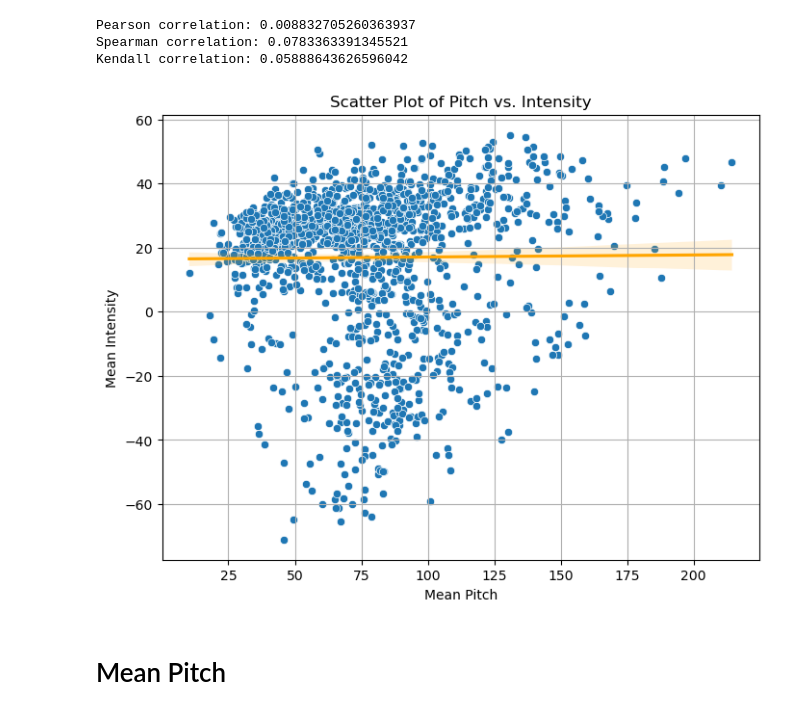
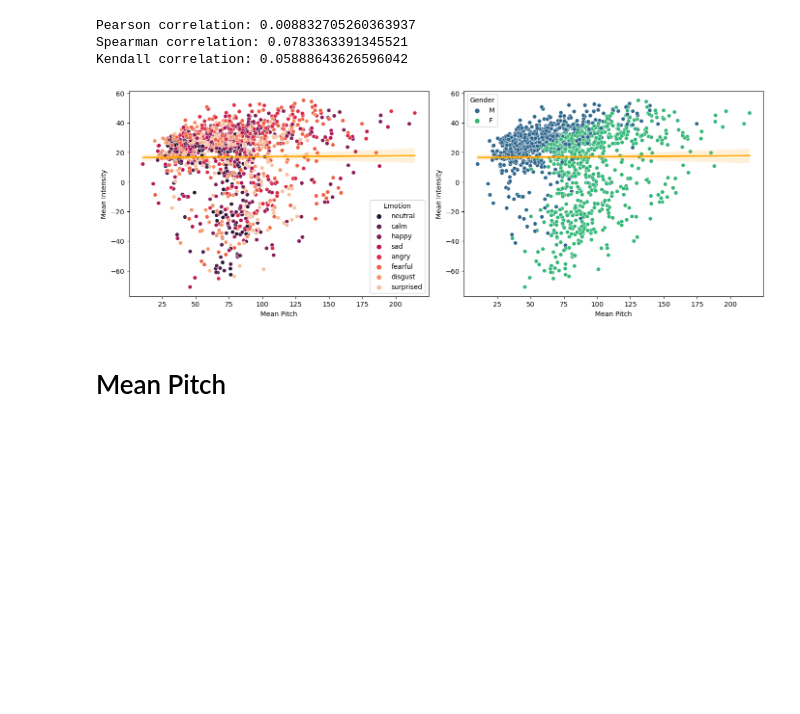
Before and after one commit to MoominHana/speech-emotion-recognition, a Jupyter notebook: project/emotion.ipynb, the cells around one changed output. Saved outputs shown, nothing was run; the diff lists cells and outputs as text; code cells hidden in the pictures; blank space fills up the shorter version.

```diff
--- a/project/emotion.ipynb
+++ b/project/emotion.ipynb
@@ -246,16 +258,21 @@ Spearman correlation: 0.0783363391345521
 Kendall correlation: 0.05888643626596042
 # %%
 # Scatter plot with regression line
-plt.figure(figsize=(8, 6))
-sns.scatterplot(x='Mean Pitch', y='Mean Intensity', data=df)
-sns.regplot(x='Mean Pitch', y='Mean Intensity', data=df, scatter=False, color='orange')
-plt.title('Scatter Plot of Pitch vs. Intensity')
-plt.xlabel('Mean Pitch')
-plt.ylabel('Mean Intensity')
-plt.grid(True)
+
+fig, axes = plt.subplots(1, 2, figsize=(14, 5))
+
+sns.scatterplot(x='Mean Pitch', y='Mean Intensity', hue='Emotion', data=df, palette='rocket', ax=axes[0])
+sns.scatterplot(x='Mean Pitch', y='Mean Intensity', hue='Gender', data=df, palette='viridis', ax=axes[1])
+sns.regplot(x='Mean Pitch', y='Mean Intensity', data=df, scatter=False, color='orange', ax=axes[0])
+sns.regplot(x='Mean Pitch', y='Mean Intensity', data=df, scatter=False, color='orange', ax=axes[1])
+# plt.title('Scatter Plot of Pitch vs. Intensity')
+# plt.xlabel('Mean Pitch')
+# plt.ylabel('Mean Intensity')
+# plt.grid(True)
+plt.tight_layout()
 plt.show()
 # %% [output]
-[figure, old version]
+[figure, new version]
 # %% [markdown]
 # Mean Pitch
 # %%
```
Also changed, not shown: parts of 2 cells of this notebook, 1 other file.
